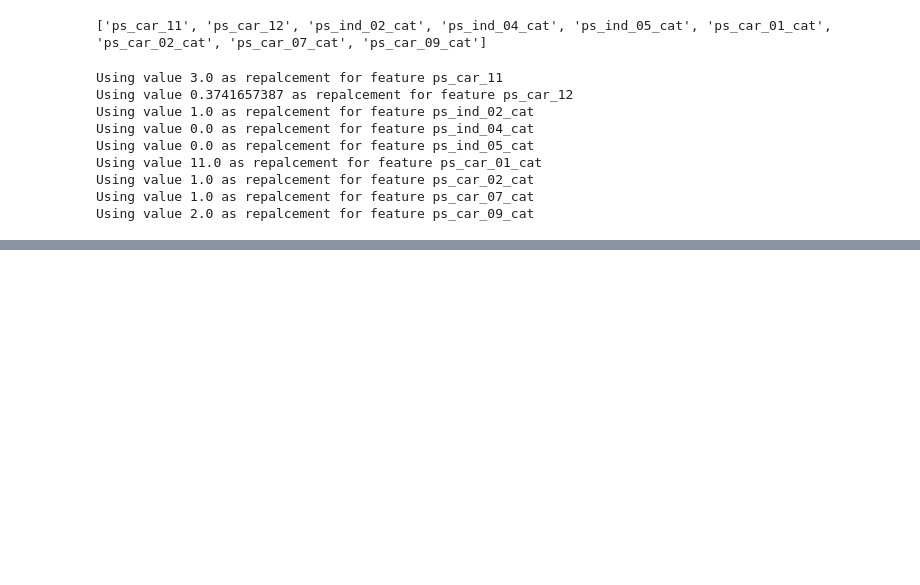
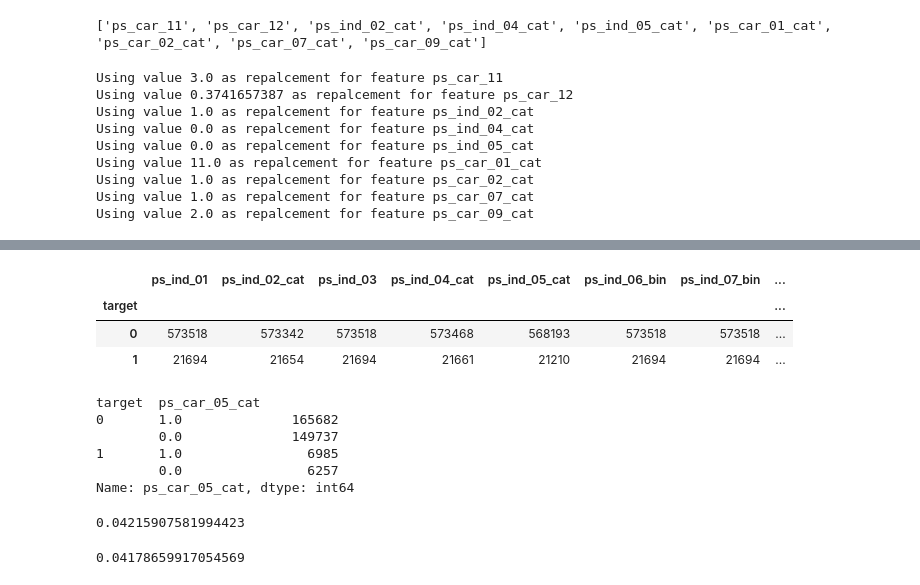
Before and after one commit to antoniodeblasi/kaggle, a Jupyter notebook: PortoSeguro/safedriverprediction.ipynb, the cells around one changed output, grey strips where cells are left out. Saved outputs shown, nothing was run; the diff lists cells and outputs as text; code cells hidden in the pictures; blank space fills up the shorter version.

```diff
--- a/PortoSeguro/safedriverprediction.ipynb
+++ b/PortoSeguro/safedriverprediction.ipynb
@@ -363,0 +386,24 @@ Using value 2.0 as repalcement for feature ps_car_09_cat
+# %%
+g.count()
+# %% [output]
+|  | ps_ind_01 | ps_ind_02_cat | ps_ind_03 | ps_ind_04_cat | ps_ind_05_cat | ps_ind_06_bin | ps_ind_07_bin | ... |
+| target |  |  |  |  |  |  |  | ... |
+| 0 | 573518 | 573342 | 573518 | 573468 | 568193 | 573518 | 573518 | ... |
+| 1 | 21694 | 21654 | 21694 | 21661 | 21210 | 21694 | 21694 | ... |
+# %%
+g.ps_car_05_cat.value_counts()
+# %% [output]
+target  ps_car_05_cat
+0       1.0              165682
+        0.0              149737
+1       1.0                6985
+        0.0                6257
+Name: ps_car_05_cat, dtype: int64
+# %%
+6985.0/165682
+# %% [output]
+0.04215907581994423
+# %%
+6257.0/149737
+# %% [output]
+0.04178659917054569
```
Also changed, not shown: parts of 9 cells of this notebook.
